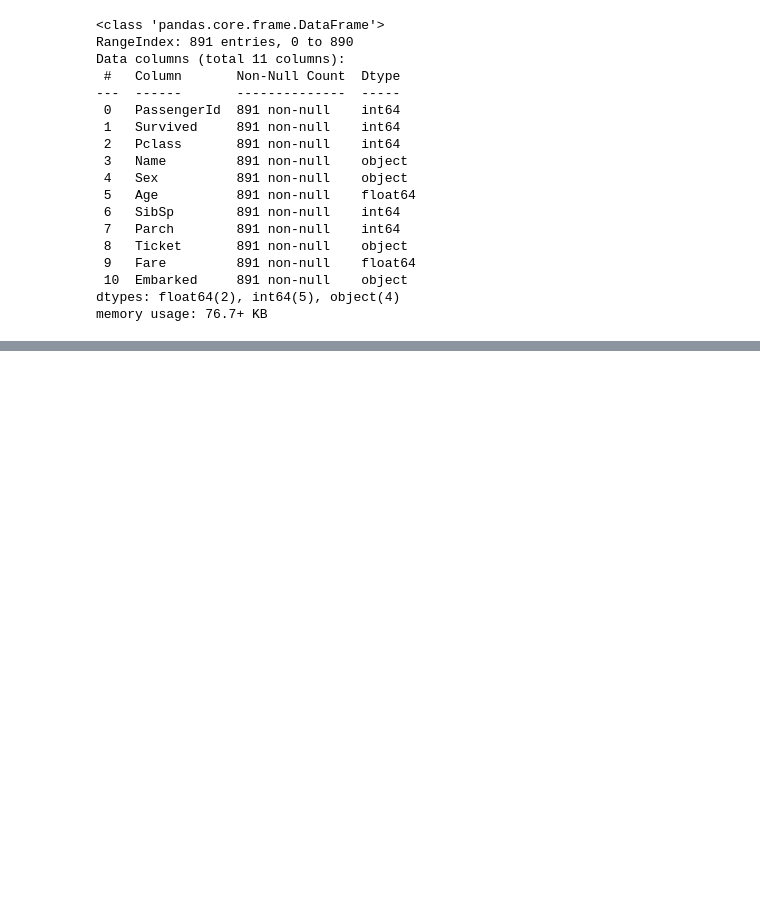
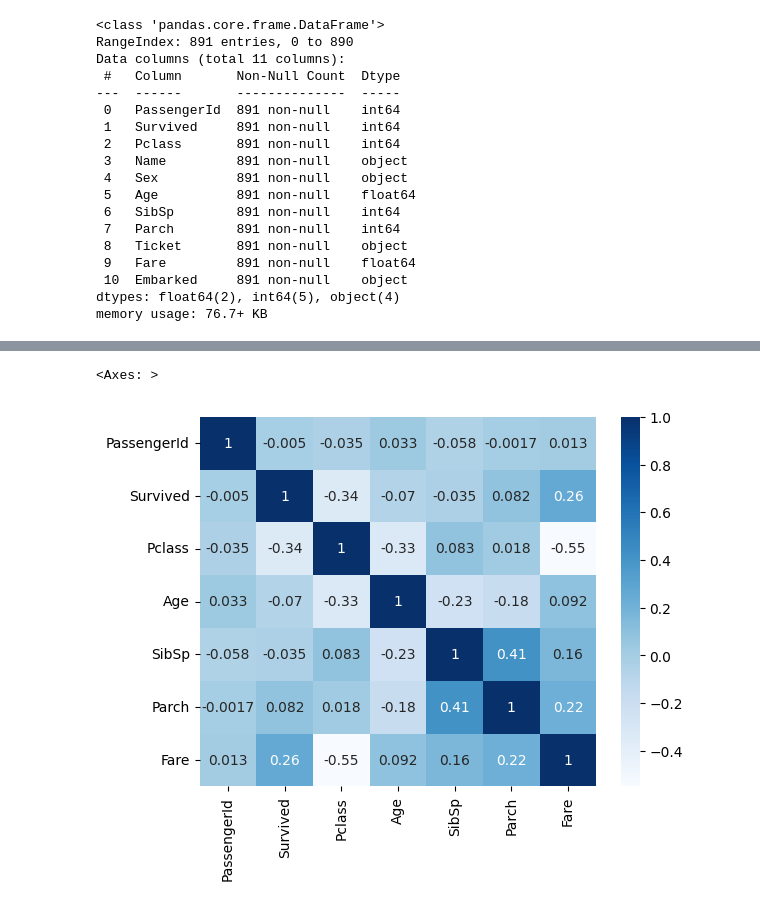
Before and after one commit to NoirCade/SeSAC, a Jupyter notebook: practice/study/titaic1.ipynb, the cells around one changed output, grey strips where cells are left out. Saved outputs shown, nothing was run; the diff lists cells and outputs as text; code cells hidden in the pictures; blank space fills up the shorter version.

```diff
--- a/practice/study/titaic1.ipynb
+++ b/practice/study/titaic1.ipynb
@@ -129,0 +153,5 @@ TypeError: countplot() got multiple values for argument 'data'
+# %%
+sns.heatmap(data=titanic.drop(['Name','Ticket','Embarked','Sex'],axis=1).corr(),annot=True,cmap='Blues')
+# %% [output]
+<Axes: >
+[figure, added]
```
Also changed, not shown: parts of 11 cells of this notebook, 3 other files.
